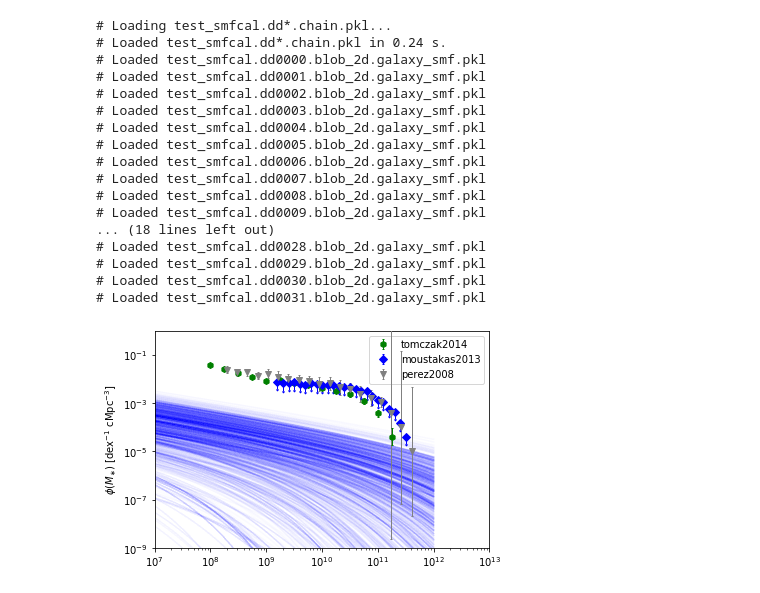
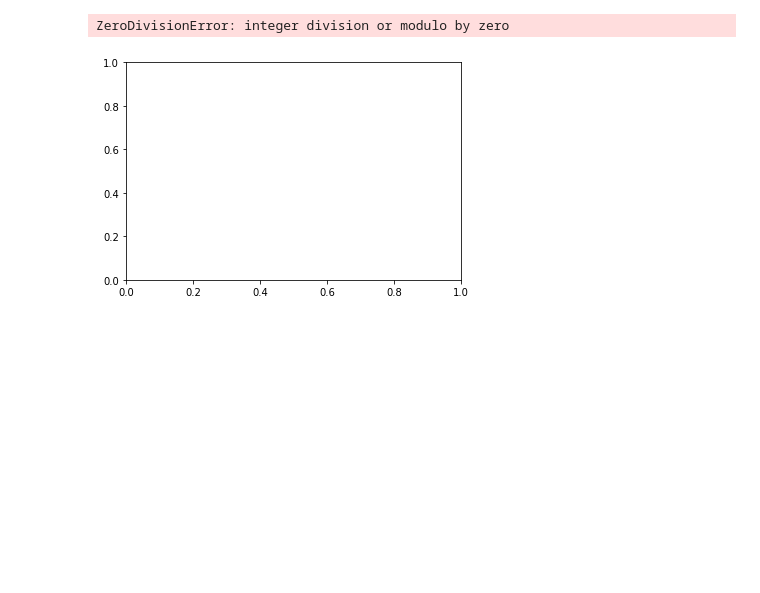
Before and after one commit to eklem1/GalaxySim, a Jupyter notebook: SMF_fit.ipynb, the cells around one changed output. Drawn from its saved outputs; the diff is of its cells as text; code cells hidden in the pictures; blank space fills up the shorter version.

Commit message:
looking at higher z, parameters look better, but won't graph

```diff
--- a/SMF_fit.ipynb
+++ b/SMF_fit.ipynb
@@ -234,40 +251,27 @@ anl.custom_labels = labels
 # %%
 #look at the raw LF samples
 # ax = anl.ReconstructedFunction('galaxy_lf', ivar=[6, None], samples='all', color='b', alpha=0.01)
 
 # ax.set_yscale('log')
-z = 0.35
+z = 4.
 # 0.35, 0.875, 1.125, 1.75, 2.25, 2.75
 
 gpop = ares.analysis.GalaxyPopulation()
 
 ax = anl.ReconstructedFunction('galaxy_smf', ivar=[z, None], samples='all', color='b', alpha=0.01)
 
 # Plot any data within dz=0.1 of z=6
 gpop.PlotSMF(z, ax=ax, round_z=0.2)
 
 ax.set_ylim(1e-9, 1)
 ax.legend()
 pl.show()
+
+# ax = anl_2.ReconstructedFunction('galaxy_smf', ivar=[z, None], samples='all', color='b', alpha=0.01)
+# gpop.PlotSMF(z, ax=ax, round_z=0.2)
 # %% [output]
-# Loading test_smfcal.dd*.chain.pkl...
-# Loaded test_smfcal.dd*.chain.pkl in 0.24 s.
-# Loaded test_smfcal.dd0000.blob_2d.galaxy_smf.pkl
-# Loaded test_smfcal.dd0001.blob_2d.galaxy_smf.pkl
-# Loaded test_smfcal.dd0002.blob_2d.galaxy_smf.pkl
-# Loaded test_smfcal.dd0003.blob_2d.galaxy_smf.pkl
-# Loaded test_smfcal.dd0004.blob_2d.galaxy_smf.pkl
-# Loaded test_smfcal.dd0005.blob_2d.galaxy_smf.pkl
-# Loaded test_smfcal.dd0006.blob_2d.galaxy_smf.pkl
-# Loaded test_smfcal.dd0007.blob_2d.galaxy_smf.pkl
-# Loaded test_smfcal.dd0008.blob_2d.galaxy_smf.pkl
-# Loaded test_smfcal.dd0009.blob_2d.galaxy_smf.pkl
-... (18 lines left out)
-# Loaded test_smfcal.dd0028.blob_2d.galaxy_smf.pkl
-# Loaded test_smfcal.dd0029.blob_2d.galaxy_smf.pkl
-# Loaded test_smfcal.dd0030.blob_2d.galaxy_smf.pkl
-# Loaded test_smfcal.dd0031.blob_2d.galaxy_smf.pkl
+ZeroDivisionError: integer division or modulo by zero
-[figure, old version]
+[figure, new version]
 # %%
 params = \
 ['pq_func_par0[0]',
```
Also changed, not shown: parts of 18 cells of this notebook.
